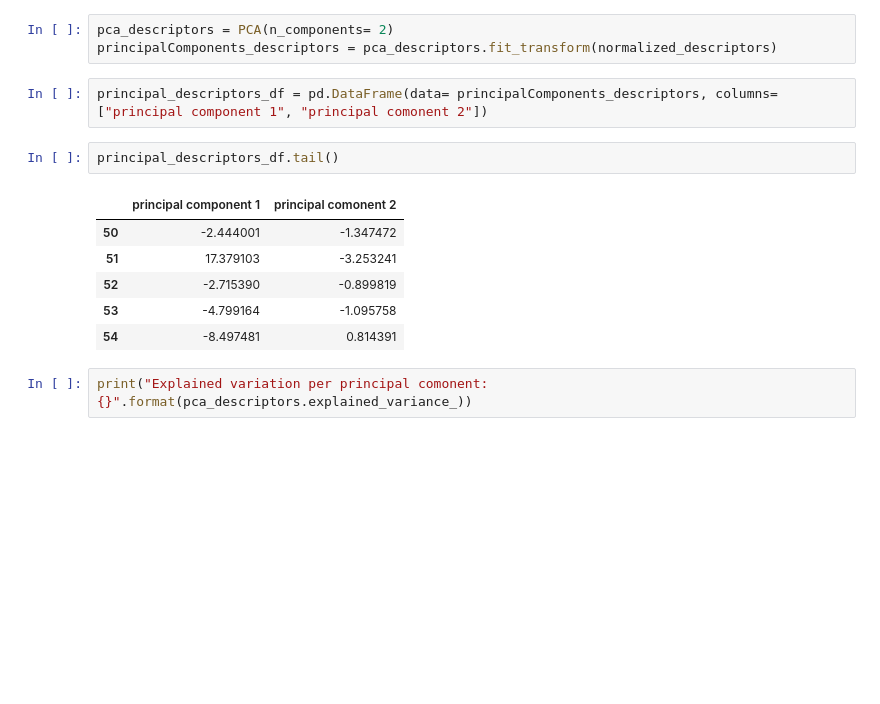
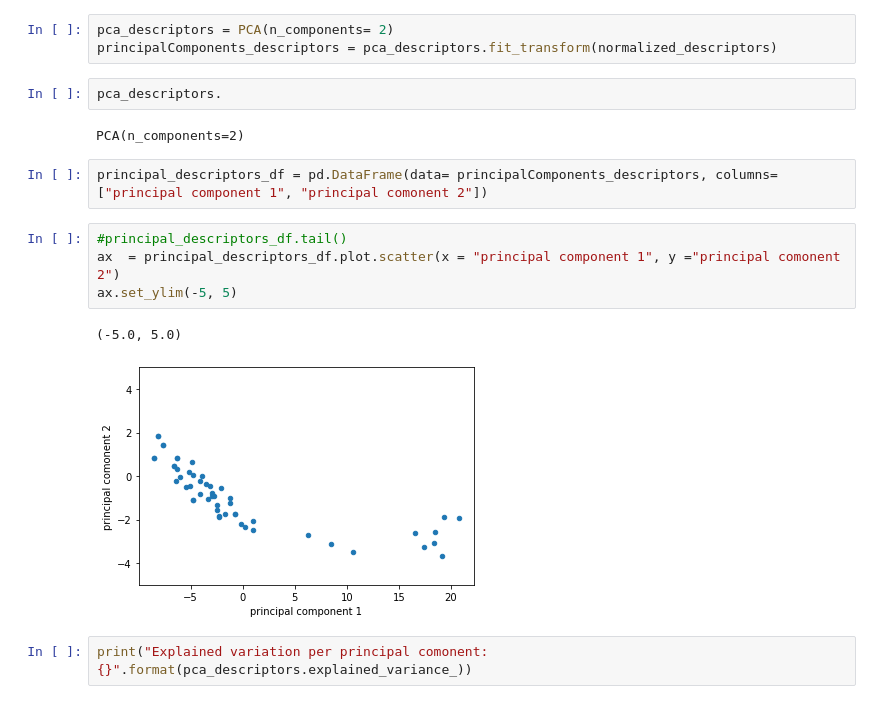
Before and after one commit to meidelien/Metabolic-network-layout-using-biochemical-coordinates, a Jupyter notebook: Notebooks/PCA.ipynb, the cells around one changed output. Saved outputs shown, nothing was run; the diff lists cells and outputs as text; blank space fills up the shorter version.

```diff
--- a/Notebooks/PCA.ipynb
+++ b/Notebooks/PCA.ipynb
@@ -73,17 +73,19 @@ normalized_descriptors.head()
 # %%
 pca_descriptors = PCA(n_components= 2)
 principalComponents_descriptors = pca_descriptors.fit_transform(normalized_descriptors)
+# %%
+pca_descriptors.
+# %% [output]
+PCA(n_components=2)
 # %%
 principal_descriptors_df = pd.DataFrame(data= principalComponents_descriptors, columns= ["principal component 1", "principal comonent 2"])
-# %%
-principal_descriptors_df.tail()
-# %% [output]
-|  | principal component 1 | principal comonent 2 |
-| 50 | -2.444001 | -1.347472 |
-| 51 | 17.379103 | -3.253241 |
-| 52 | -2.715390 | -0.899819 |
-| 53 | -4.799164 | -1.095758 |
-| 54 | -8.497481 | 0.814391 |
+# %%
+#principal_descriptors_df.tail()
+ax  = principal_descriptors_df.plot.scatter(x = "principal component 1", y ="principal comonent 2")
+ax.set_ylim(-5, 5)
+# %% [output]
+(-5.0, 5.0)
+[figure, added]
 # %%
 print("Explained variation per principal comonent: {}".format(pca_descriptors.explained_variance_))
 # %% [output]
```
Also changed, not shown: parts of 1 cell of this notebook.
